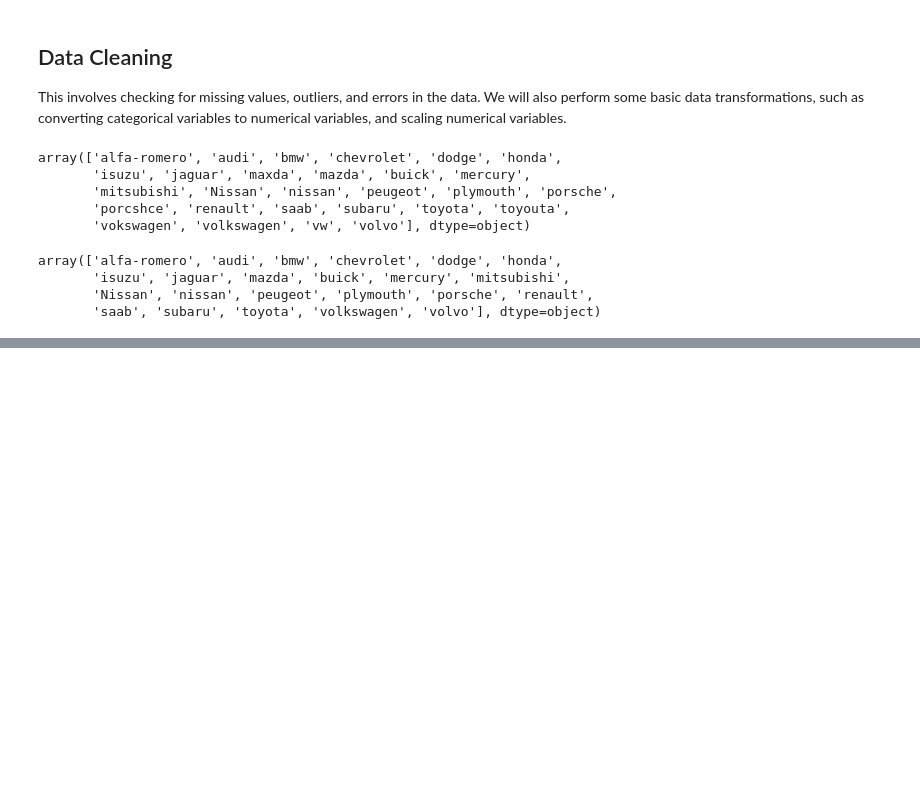
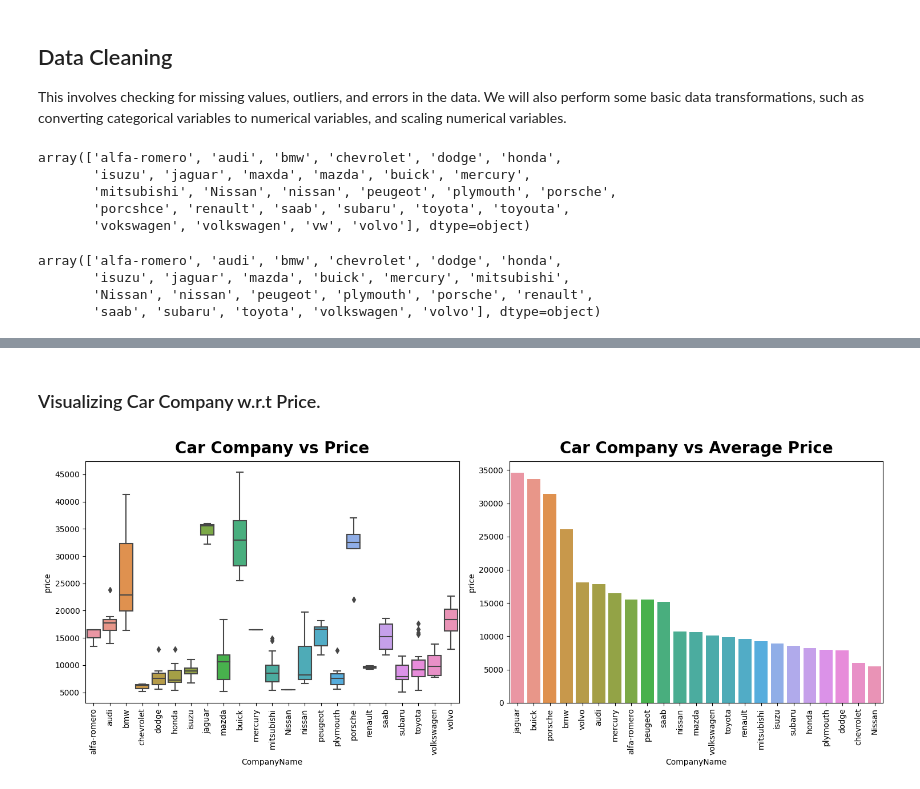
Before and after one commit to karthikeyanVK/CarPricePrediction, a Jupyter notebook: CarPricePrediction.ipynb, the cells around one changed output, grey strips where cells are left out. Saved outputs shown, nothing was run; the diff lists cells and outputs as text; code cells hidden in the pictures; blank space fills up the shorter version.

```diff
--- a/CarPricePrediction.ipynb
+++ b/CarPricePrediction.ipynb
@@ -140,0 +151,20 @@ array(['alfa-romero', 'audi', 'bmw', 'chevrolet', 'dodge', 'honda',
+# %% [markdown]
+### Visualizing Car Company w.r.t Price.
+# %%
+#Draw a boxplot and bar graph based on Company name and Avg. Price in x and y axis respectively
+plt.figure(figsize=(15,6))
+
+plt.subplot(1,2,1)
+sns.boxplot(x="CompanyName",y="price",data=df)
+plt.xticks(rotation=90)
+plt.title("Car Company vs Price", pad=10, fontweight="black", fontsize=20)
+
+plt.subplot(1,2,2)
+x = pd.DataFrame(df.groupby("CompanyName")["price"].mean().sort_values(ascending=False))
+sns.barplot(x=x.index,y="price",data=x)
+plt.xticks(rotation=90)
+plt.title("Car Company vs Average Price", pad=10, fontweight="black", fontsize=20)
+plt.tight_layout()
+plt.show()
+# %% [output]
+[figure, added]
```
Also changed, not shown: parts of 19 cells of this notebook.
